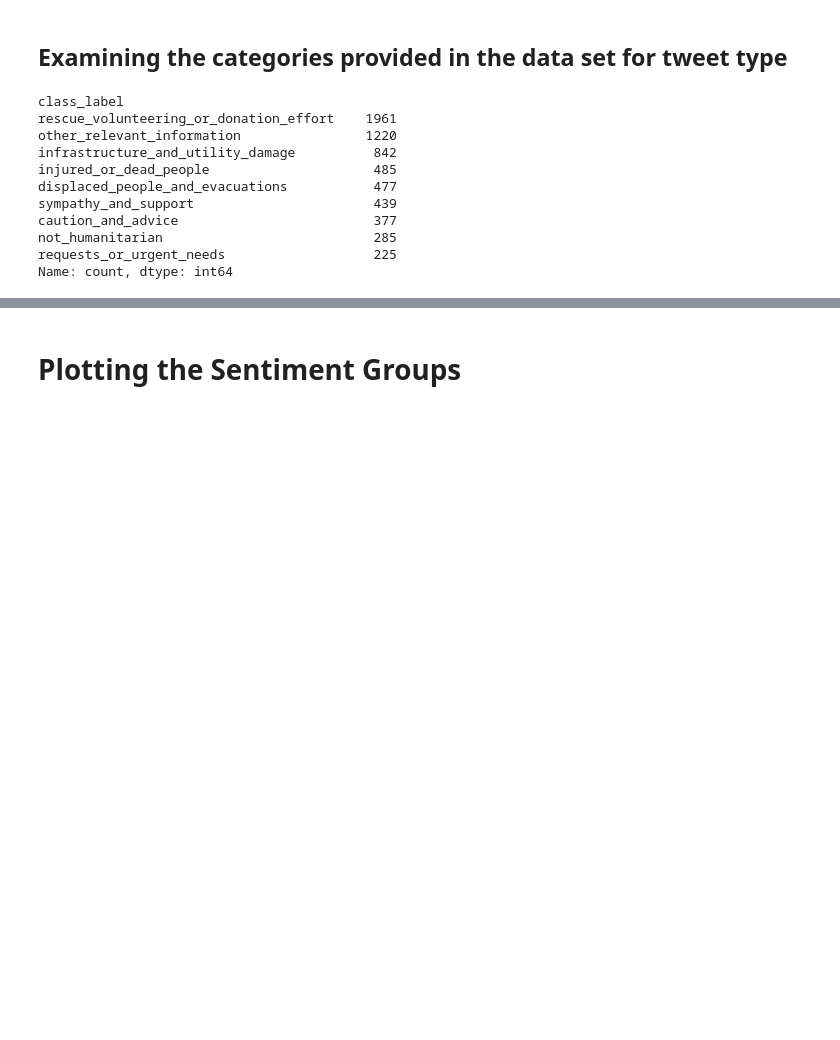
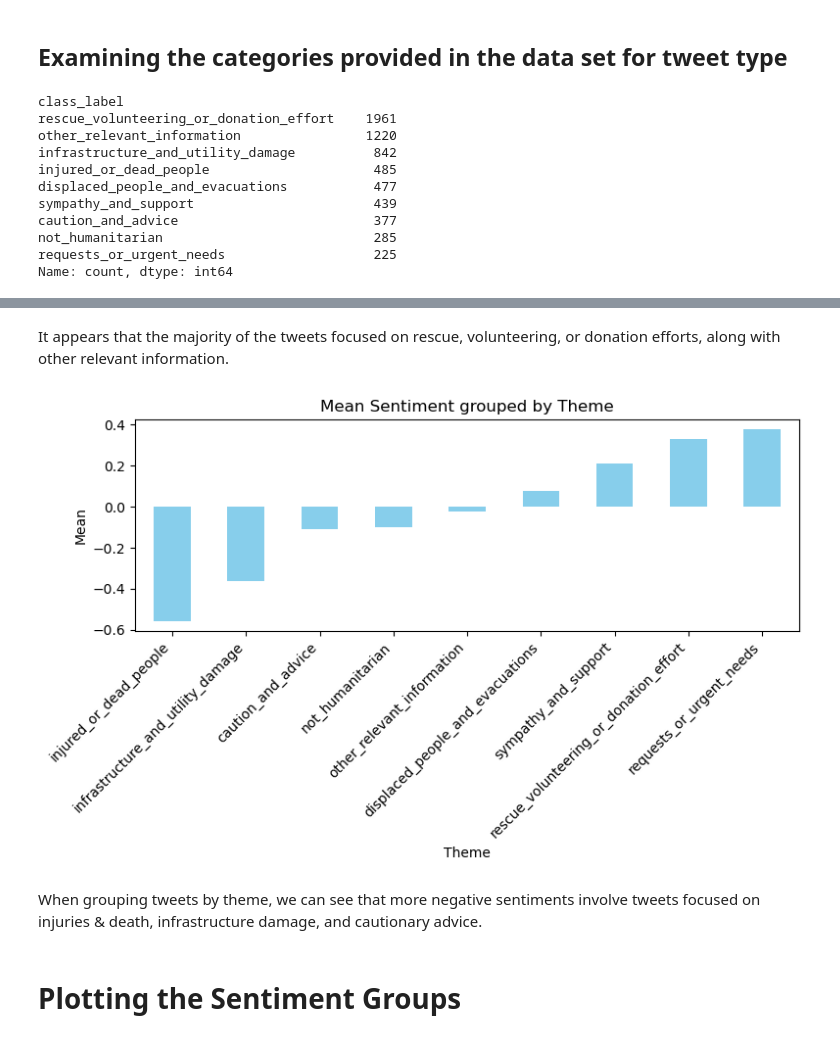
Before and after one commit to ngiorgio/Sentiment-Analysis, a Jupyter notebook: Sentiment_project_Final_Leila_Nick.ipynb, the cells around one changed output, grey strips where cells are left out. Cells and saved outputs as stored; diff of their text form; code cells hidden in the pictures; blank space fills up the shorter version.

```diff
--- a/Sentiment_project_Final_Leila_Nick.ipynb
+++ b/Sentiment_project_Final_Leila_Nick.ipynb
@@ -352,3 +352,18 @@ plt.show()
+# %% [markdown]
+It appears that the majority of the tweets focused on rescue, volunteering, or donation efforts, along with other relevant information.
+# %%
+sentiment_by_class = event_df.groupby('class_label').sentiment.mean().sort_values()
+sentiment_by_class.plot(kind='bar', figsize=(8, 5), color='skyblue')
+plt.title('Mean Sentiment grouped by Theme')
+plt.xlabel('Theme')
+plt.ylabel('Mean')
+plt.xticks(rotation=45, ha='right')
+plt.tight_layout()
+plt.show()
+# %% [output]
+[figure, added]
+# %% [markdown]
+When grouping tweets by theme, we can see that more negative sentiments involve tweets focused on injuries & death, infrastructure damage, and cautionary advice.
 # %% [markdown]
 # Plotting the Sentiment Groups
 # %%
```
Also changed, not shown: parts of 11 cells of this notebook.
